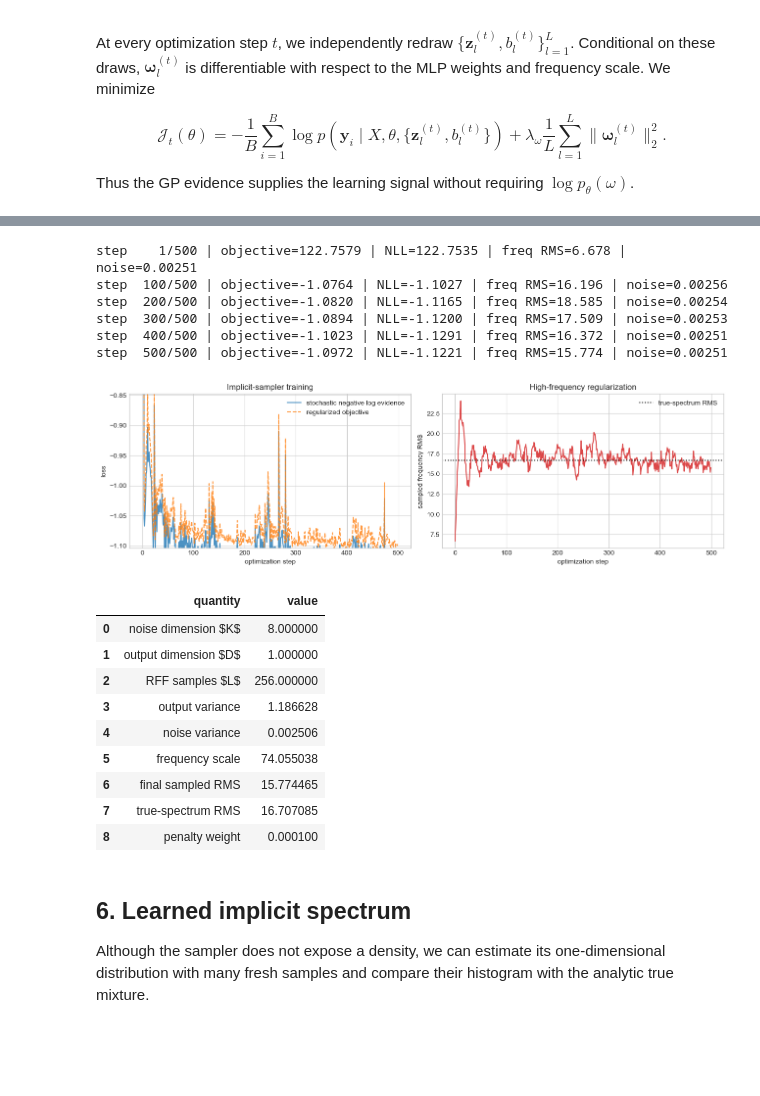
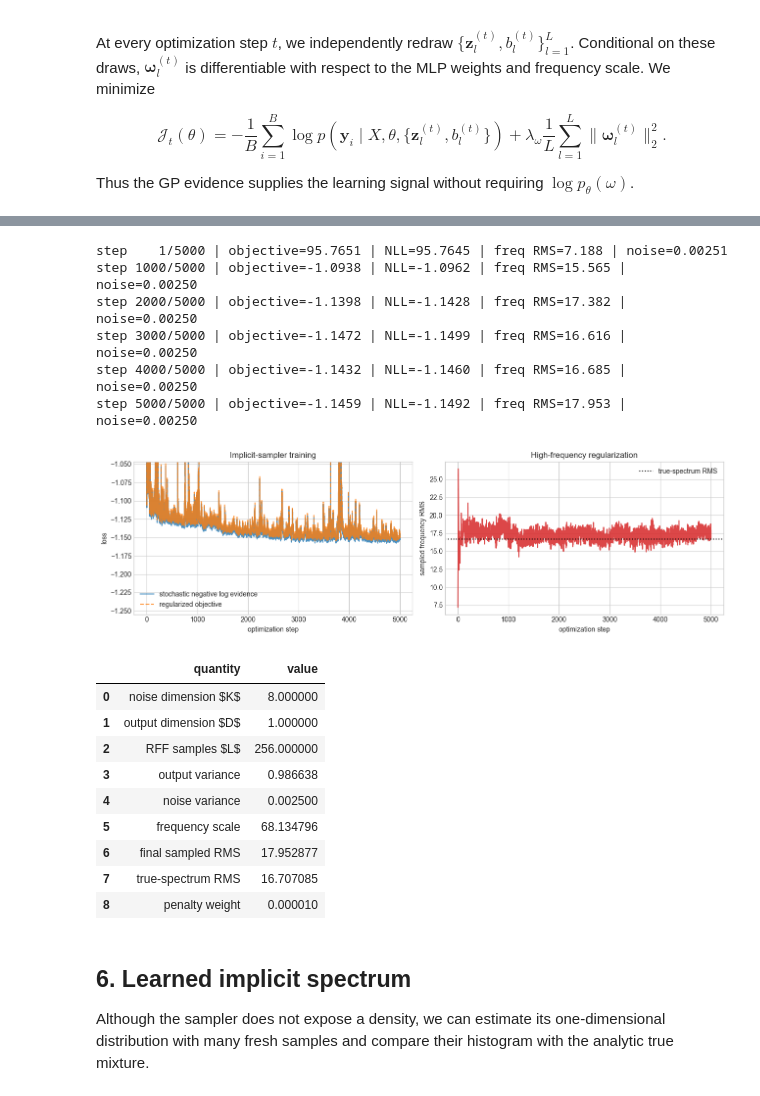
Before and after one commit to OLMOS-PM/GPPS_2026, a Jupyter notebook: 3-gp_implicit_spectral_demov2.ipynb, the cells around one changed output, grey strips where cells are left out. Drawn from its saved outputs; the diff is of its cells as text; code cells hidden in the pictures; blank space fills up the shorter version.

```diff
--- a/3-gp_implicit_spectral_demov2.ipynb
+++ b/3-gp_implicit_spectral_demov2.ipynb
@@ -182,7 +168,7 @@ train_x_t, train_y_t = as_tensors(x, train_curves)
 K = 8      # dimension of the input noise
 D = 1      # dimension of x and of each output frequency vector
 L = 256    # number of Monte Carlo frequencies
-frequency_penalty_weight = 1e-4
+frequency_penalty_weight = 1e-5
 
 implicit_model, implicit_likelihood = build_implicit_spectral_gp(
     train_x_t,
@@ -201,59 +187,59 @@ history = train_implicit_spectral_gp(
     implicit_likelihood,
     train_x_t,
     train_y_t,
-    num_steps=500,
+    num_steps=5000,
     learning_rate=0.003,
     frequency_penalty_weight=frequency_penalty_weight,
     resampling_seed=2027,
-    print_every=100,
+    print_every=1000,
 )
 # %% [output]
-step    1/500 | objective=122.7579 | NLL=122.7535 | freq RMS=6.678 | noise=0.00251
-step  100/500 | objective=-1.0764 | NLL=-1.1027 | freq RMS=16.196 | noise=0.00256
-step  200/500 | objective=-1.0820 | NLL=-1.1165 | freq RMS=18.585 | noise=0.00254
-step  300/500 | objective=-1.0894 | NLL=-1.1200 | freq RMS=17.509 | noise=0.00253
-step  400/500 | objective=-1.1023 | NLL=-1.1291 | freq RMS=16.372 | noise=0.00251
-step  500/500 | objective=-1.0972 | NLL=-1.1221 | freq RMS=15.774 | noise=0.00251
+step    1/5000 | objective=95.7651 | NLL=95.7645 | freq RMS=7.188 | noise=0.00251
+step 1000/5000 | objective=-1.0938 | NLL=-1.0962 | freq RMS=15.565 | noise=0.00250
+step 2000/5000 | objective=-1.1398 | NLL=-1.1428 | freq RMS=17.382 | noise=0.00250
+step 3000/5000 | objective=-1.1472 | NLL=-1.1499 | freq RMS=16.616 | noise=0.00250
+step 4000/5000 | objective=-1.1432 | NLL=-1.1460 | freq RMS=16.685 | noise=0.00250
+step 5000/5000 | objective=-1.1459 | NLL=-1.1492 | freq RMS=17.953 | noise=0.00250
 # %%
 fig, axes = plt.subplots(1, 2, figsize=(13, 4))
 axes[0].plot(history.negative_mll, alpha=0.8, label='stochastic negative log evidence')
 axes[0].plot(history.objective, '--', alpha=0.8, label='regularized objective')
 axes[0].set(xlabel='optimization step', ylabel='loss', title='Implicit-sampler training')
-axes[0].set_ylim(np.percentile(history.objective, 1), np.percentile(history.objective, 99))
+axes[0].set_ylim(np.percentile(history.objective, 0)-0.1, np.percentile(history.objective, 99))
 axes[0].legend()
 
 true_rms = np.sqrt(np.sum(mixture_weights * (angular_frequencies**2 + lengthscales**-2)))
 axes[1].plot(history.frequency_rms, color='C3', alpha=0.85)
 axes[1].axhline(true_rms, color='black', ls=':', label='true-spectrum RMS')
 axes[1].set(xlabel='optimization step', ylabel='sampled frequency RMS',
             title='High-frequency regularization')
 axes[1].legend()
 fig.tight_layout()
 plt.show()
 
 implicit_kernel = implicit_model.covar_module.base_kernel
 pd.DataFrame({
     'quantity': ['noise dimension $K$', 'output dimension $D$', 'RFF samples $L$',
                  'output variance', 'noise variance', 'frequency scale',
                  'final sampled RMS', 'true-spectrum RMS', 'penalty weight'],
     'value': [K, D, L,
               float(implicit_model.covar_module.outputscale.detach()),
               float(implicit_likelihood.noise.detach()),
               float(implicit_kernel.frequency_scale.detach()),
               history.frequency_rms[-1], true_rms, frequency_penalty_weight],
 })
 # %% [output]
-[figure, old version]
+[figure, new version]
 |  | quantity | value |
 | 0 | noise dimension $K$ | 8.000000 |
 | 1 | output dimension $D$ | 1.000000 |
 | 2 | RFF samples $L$ | 256.000000 |
-| 3 | output variance | 1.186628 |
-| 4 | noise variance | 0.002506 |
-| 5 | frequency scale | 74.055038 |
-| 6 | final sampled RMS | 15.774465 |
+| 3 | output variance | 0.986638 |
+| 4 | noise variance | 0.002500 |
+| 5 | frequency scale | 68.134796 |
+| 6 | final sampled RMS | 17.952877 |
 | 7 | true-spectrum RMS | 16.707085 |
-| 8 | penalty weight | 0.000100 |
+| 8 | penalty weight | 0.000010 |
 # %% [markdown]
 ## 6. Learned implicit spectrum
 
```
Also changed, not shown: parts of 6 cells of this notebook, 1 other file.
